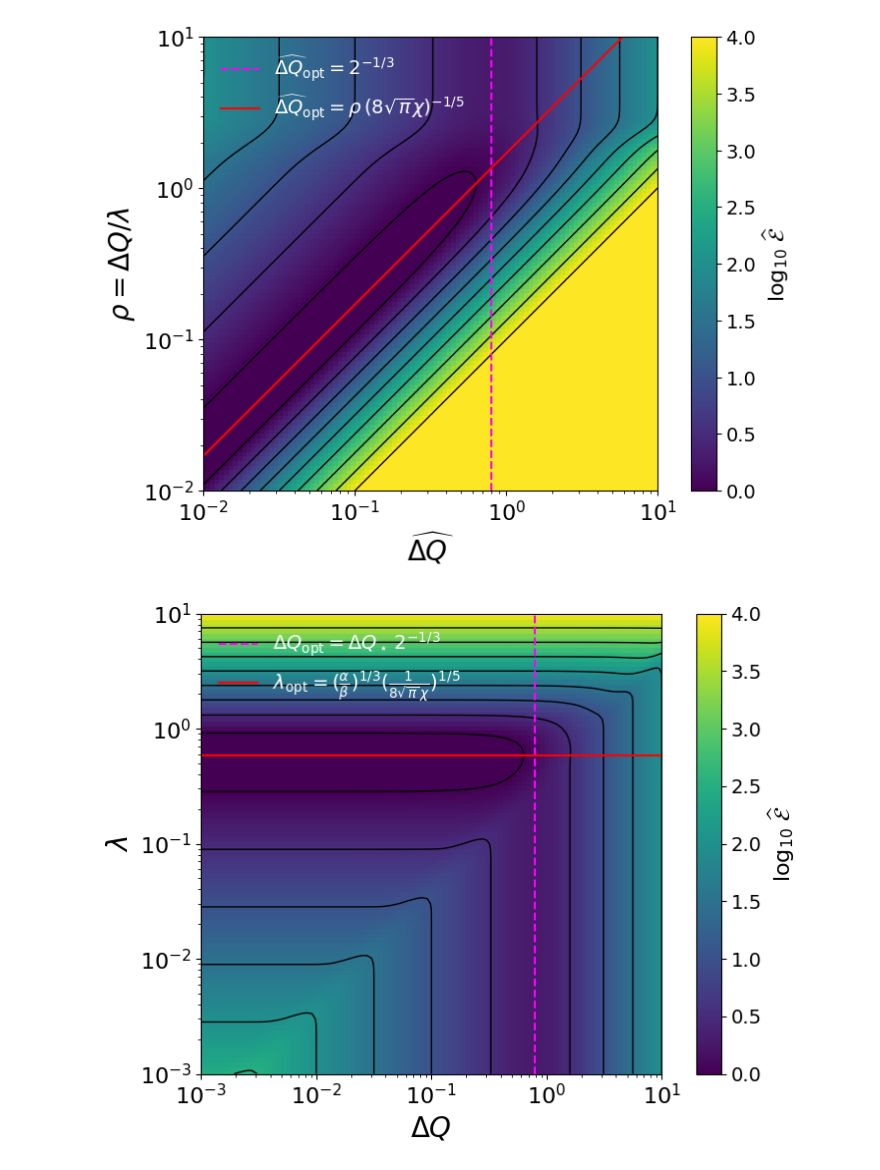
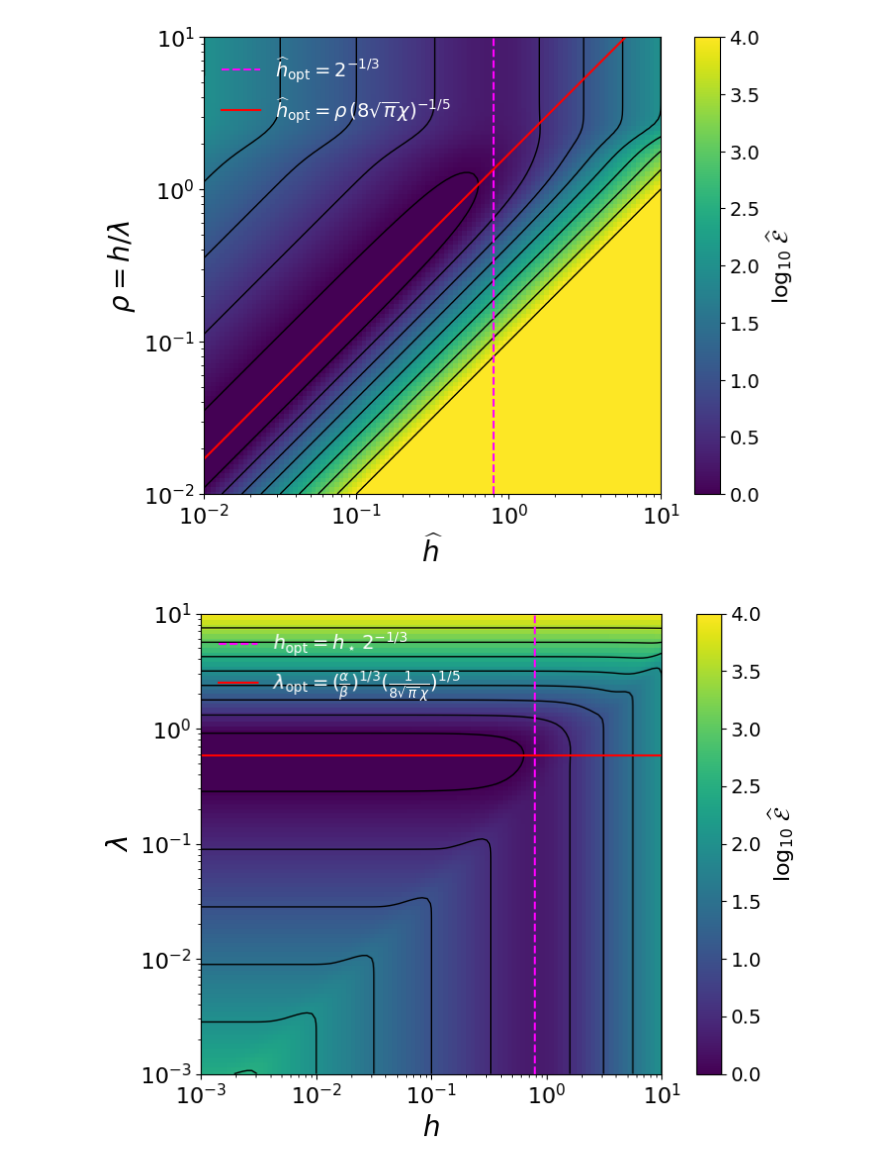
Before and after one commit to ch-tung/MLSR, a Jupyter notebook: binning/demo_error_scaling.ipynb, the cells around one changed output. Saved outputs shown, nothing was run; the diff lists cells and outputs as text; code cells hidden in the pictures.

Commit message:
updated figures

```diff
--- a/binning/demo_error_scaling.ipynb
+++ b/binning/demo_error_scaling.ipynb
@@ -96,14 +96,14 @@ def mu2_of_rho(rho, dQ):
 # ----------------------------
 # Parameters and grids
 # ----------------------------
-dQ_vals = np.logspace(-2, 1, 101)   # \widehat{\Delta Q}
-rho_vals = np.logspace(-2, 1, 101)  # \rho = \Delta Q / \lambda
+dQ_vals = np.logspace(-2, 1, 101)   # \widehat{h}
+rho_vals = np.logspace(-2, 1, 101)  # \rho = h / \lambda
 
 # Optional: specify chi for small-ρ asymptotic line (only used for overlay)
 chi = 1.0
 
 # ----------------------------
-# Evaluate reduced error surface \widehat{\mathcal{E}}(\widehat{\Delta Q}, \rho)
+# Evaluate reduced error surface \widehat{\mathcal{E}}(\widehat{h}, \rho)
 # Eq. (\ref{eq:reduced-surface-no-rhostar})
 # ----------------------------
 Z = np.empty((rho_vals.size, dQ_vals.size), dtype=float)
@@ -118,12 +118,12 @@ for i, rho in enumerate(rho_vals):
 X, Y = np.meshgrid(dQ_vals, rho_vals)
 
 # ----------------------------
-# Asymptotic optimal lines \widehat{\Delta Q}_{opt}(\rho)
+# Asymptotic optimal lines \widehat{h}_{opt}(\rho)
 # ----------------------------
-# Large-ρ (weak/no smoothing): \widehat{\Delta Q}_{opt} = 2^{-1/3}
+# Large-ρ (weak/no smoothing): \widehat{h}_{opt} = 2^{-1/3}
 dQ_opt_large = 2.0 ** (-1.0/3.0)
 
-# Small-ρ (strong smoothing): \widehat{\Delta Q}_{opt} ~ ρ * (1/(8 sqrt(pi) χ))^{1/5}
+# Small-ρ (strong smoothing): \widehat{h}_{opt} ~ ρ * (1/(8 sqrt(pi) χ))^{1/5}
 # Eq. (\ref{eq:opt-small-rho})
 pref_small = (1.0 / (8.0 * np.sqrt(np.pi) * chi)) ** (1.0/5.0)
 dQ_opt_small_curve = rho_vals * pref_small
@@ -137,39 +137,39 @@ gs = gridspec.GridSpec(1, 2, width_ratios=[20, 1], wspace=0.05)
 ax = fig.add_subplot(gs[0])
 CS = ax.contour(X, Y, np.log10(Z), levels=np.linspace(0, 4, 9), linewidths=1, colors='k')
 CSf = ax.pcolormesh(X, Y, np.log10(Z), vmax=4, vmin=0, shading='nearest')
 
 ax.set_xscale('log')
 ax.set_yscale('log')
-ax.set_xlabel(r'$\widehat{\Delta Q}$', fontsize=20)
-ax.set_ylabel(r'$\rho=\Delta Q/\lambda$', fontsize=20)
+ax.set_xlabel(r'$\widehat{h}$', fontsize=20)
+ax.set_ylabel(r'$\rho=h/\lambda$', fontsize=20)
 ax.set_aspect('equal', adjustable='box')
 ax.tick_params(axis='both', which='major', labelsize=16)
 
 # Overlay asymptotic lines (no explicit colors set)
 # Large-ρ vertical line
-ax.axvline(dQ_opt_large, linestyle='--', linewidth=1.5, label=r'$\widehat{\Delta Q}_{\mathrm{opt}}=2^{-1/3}$', color="#FF00FF")
+ax.axvline(dQ_opt_large, linestyle='--', linewidth=1.5, label=r'$\widehat{h}_{\mathrm{opt}}=2^{-1/3}$', color="#FF00FF")
 # Small-ρ curve
 ax.plot(dQ_opt_small_curve, rho_vals, linestyle='-', linewidth=1.5,
-        label=r'$\widehat{\Delta Q}_{\mathrm{opt}}=\rho\,(8\sqrt{\pi}\chi)^{-1/5}$', color='r')
+        label=r'$\widehat{h}_{\mathrm{opt}}=\rho\,(8\sqrt{\pi}\chi)^{-1/5}$', color='r')
 
 ax.legend(fontsize=14, frameon=False, labelcolor='w')
 
 ax.set_xlim(dQ_vals[0], dQ_vals[-1])
 ax.set_ylim(rho_vals[0], rho_vals[-1])
 
 # Colorbar
 cax = fig.add_subplot(gs[1])
 cbar = plt.colorbar(CSf, cax=cax)
 cbar.set_label(r'$\log_{10}\,\widehat{\mathcal{E}}\,$', fontsize=16)
 cbar.ax.tick_params(labelsize=14)
 
 # Optional title (kept concise and aligned to manuscript labels)
-# ax.set_title(r'Reduced error $\widehat{\mathcal{E}}(\widehat{\Delta Q},\rho)$', fontsize=14)
+# ax.set_title(r'Reduced error $\widehat{\mathcal{E}}(\widehat{h},\rho)$', fontsize=14)
 
 plt.tight_layout()
 plt.show()
 # %% [output]
-[figure, old version]
+[figure, new version]
 # %%
 # ----------------------------
 # Parameters and grids (PHYSICAL AXES)
@@ -226,7 +226,7 @@ CS = ax.contour(X_DQ, Y_lam, np.log10(Zhat), levels=np.linspace(0, 4, 9), linewi
 
 ax.set_xscale('log')
 ax.set_yscale('log')
-ax.set_xlabel(r'$\Delta Q$', fontsize=20)
+ax.set_xlabel(r'$h$', fontsize=20)
 ax.set_ylabel(r'$\lambda$', fontsize=20)
 ax.set_aspect('equal', adjustable='box')
 ax.tick_params(axis='both', which='major', labelsize=16)
@@ -234,7 +234,7 @@ ax.tick_params(axis='both', which='major', labelsize=16)
 # Overlay asymptotic lines with your colors/styles
 # Large-ρ vertical line (magenta)
 ax.axvline(DQ_opt_large, linestyle='--', linewidth=1.5,
-           label=r'$\Delta Q_{\mathrm{opt}}=\Delta Q_\star\,2^{-1/3}$', color="#FF00FF")
+           label=r'$h_{\mathrm{opt}}=h_\star\,2^{-1/3}$', color="#FF00FF")
 # Small-ρ horizontal line (red)
 ax.axhline(lam_opt_small, linestyle='-', linewidth=1.5,
            label=r'$\lambda_{\mathrm{opt}}=(\frac{\alpha}{\beta})^{1/3}(\frac{1}{8\sqrt{\pi}\,\chi})^{1/5}$', color='r')
@@ -253,7 +253,7 @@ cbar.ax.tick_params(labelsize=14)
 plt.tight_layout()
 plt.show()
 # %% [output]
-[figure, old version]
+[figure, new version]
 # %%
 fig = plt.figure(figsize=(13, 6))
 gs = gridspec.GridSpec(1, 3, width_ratios=[10, 10, 1], wspace=0.4)
```
Also changed, not shown: parts of 5 cells of this notebook, 1 other file.
